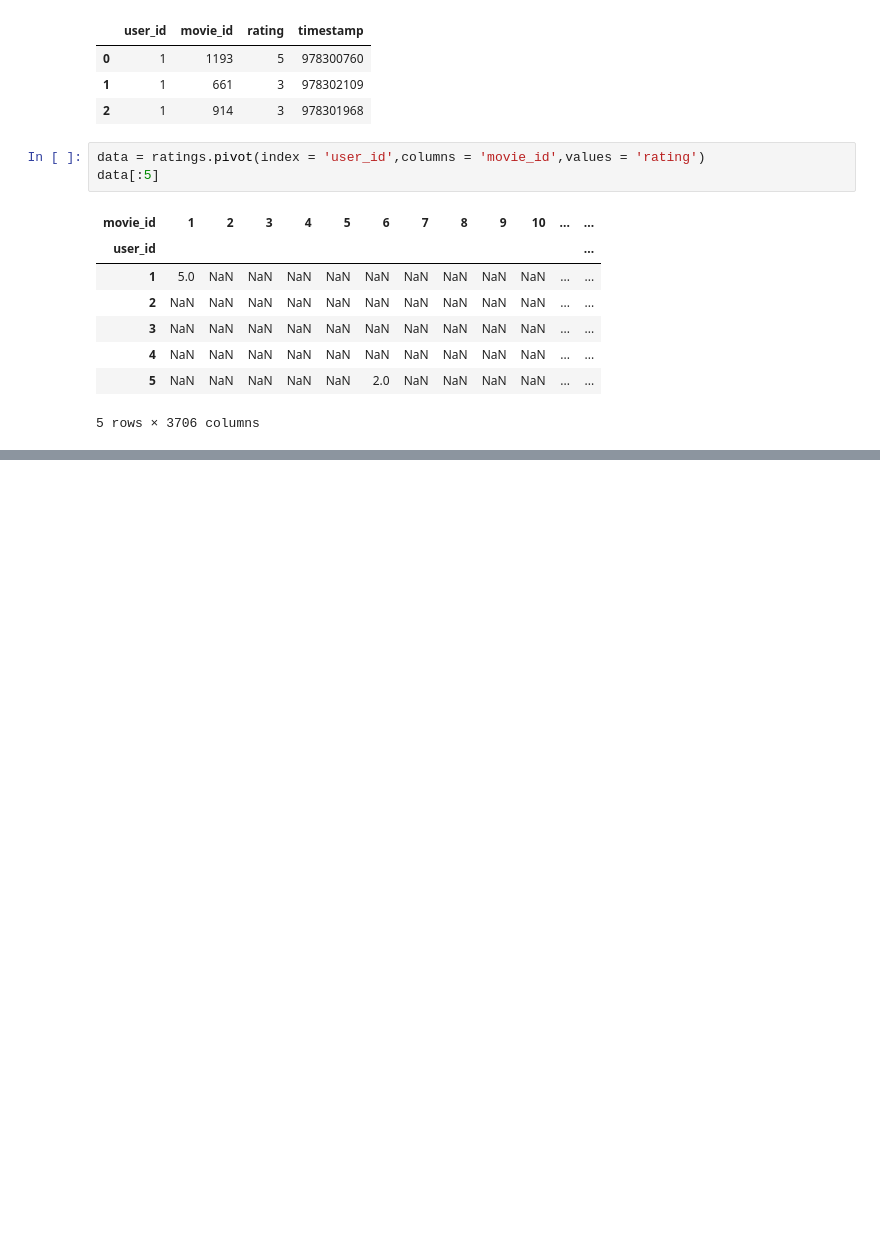
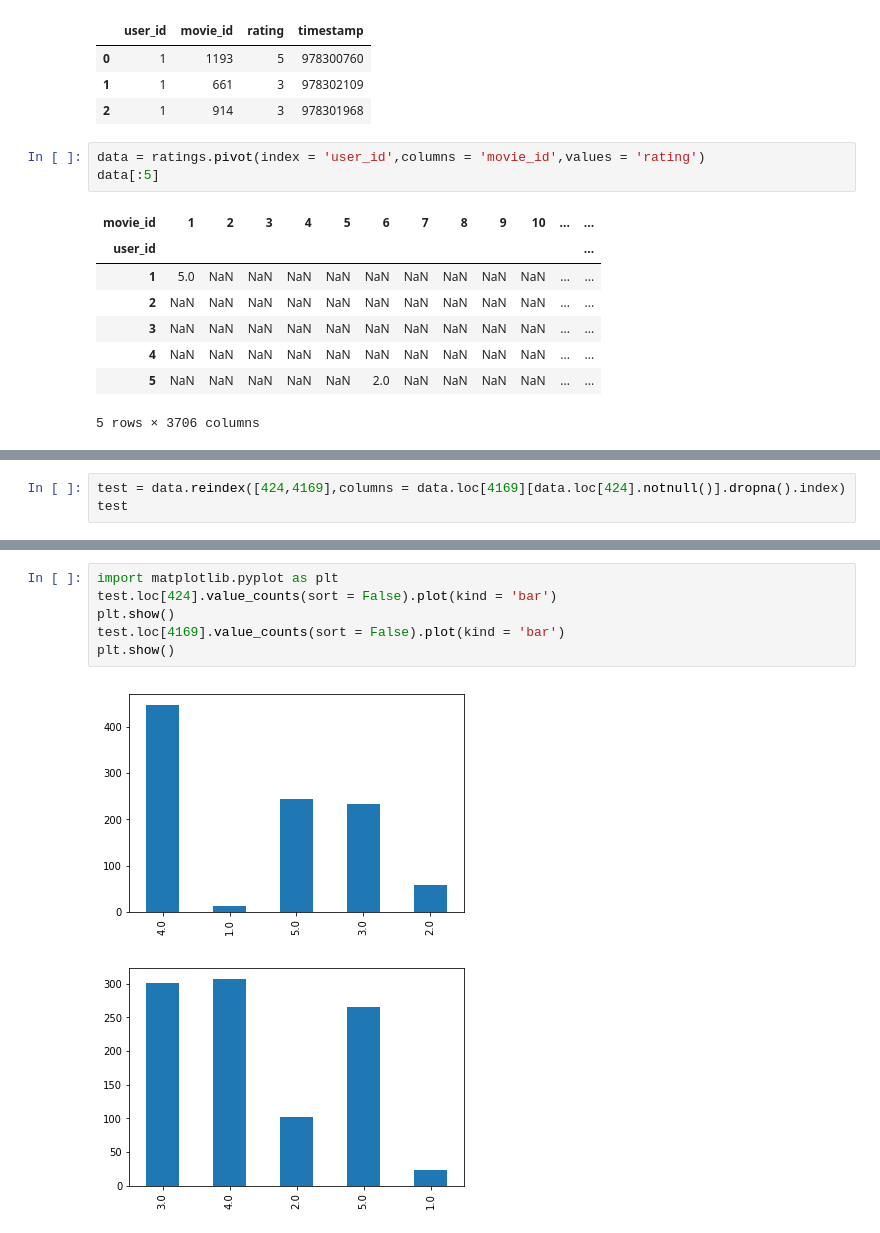
Before and after one commit to lovelystranger/Jupyter, a Jupyter notebook: 协同过滤推荐.ipynb, the cells around one changed output, grey strips where cells are left out. Saved outputs shown, nothing was run; the diff lists cells and outputs as text; blank space fills up the shorter version.

```diff
--- a/协同过滤推荐.ipynb
+++ b/协同过滤推荐.ipynb
@@ -23,0 +28,3 @@ data[:5]
+# %%
+test = data.reindex([424,4169],columns = data.loc[4169][data.loc[424].notnull()].dropna().index)
+test
@@ -23,0 +37,9 @@ data[:5]
+# %%
+import matplotlib.pyplot as plt
+test.loc[424].value_counts(sort = False).plot(kind = 'bar')
+plt.show()
+test.loc[4169].value_counts(sort = False).plot(kind = 'bar')
+plt.show()
+# %% [output]
+[figure, added]
+[figure, added]
```
Also changed, not shown: parts of 11 cells of this notebook.
